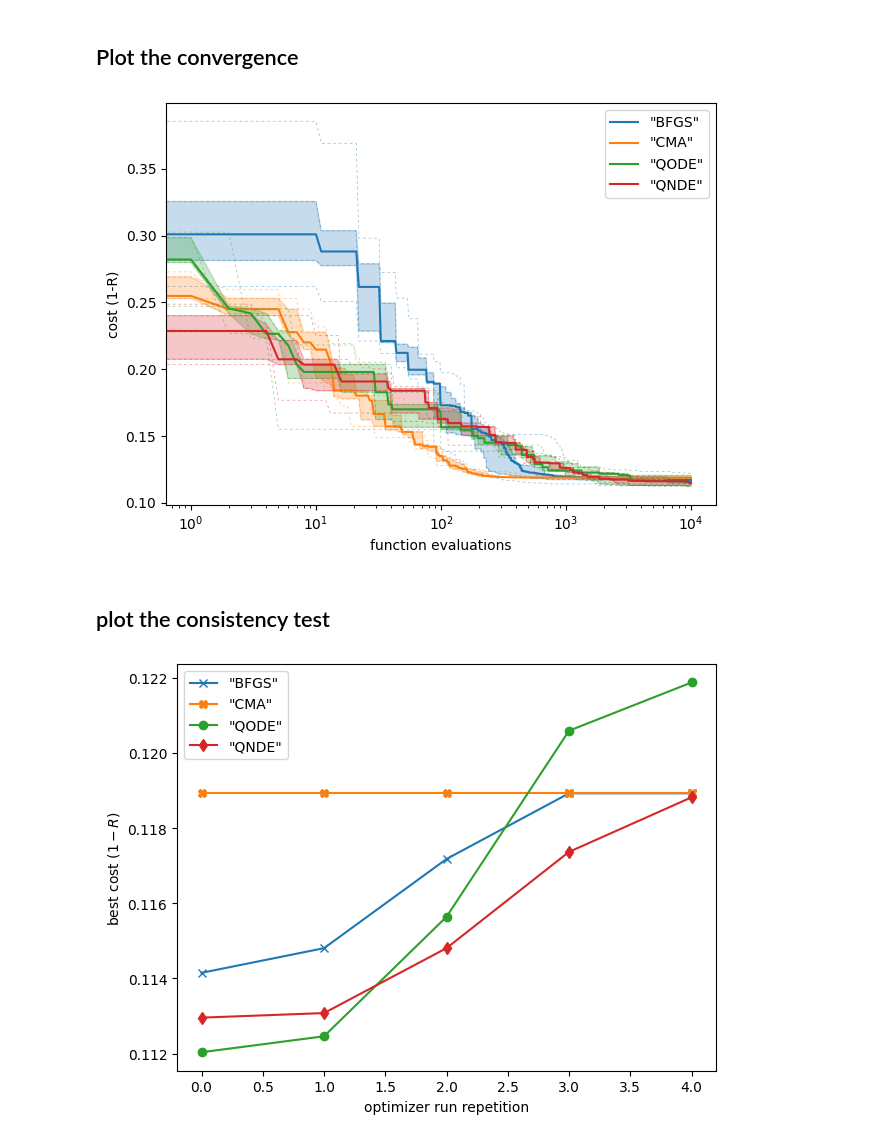
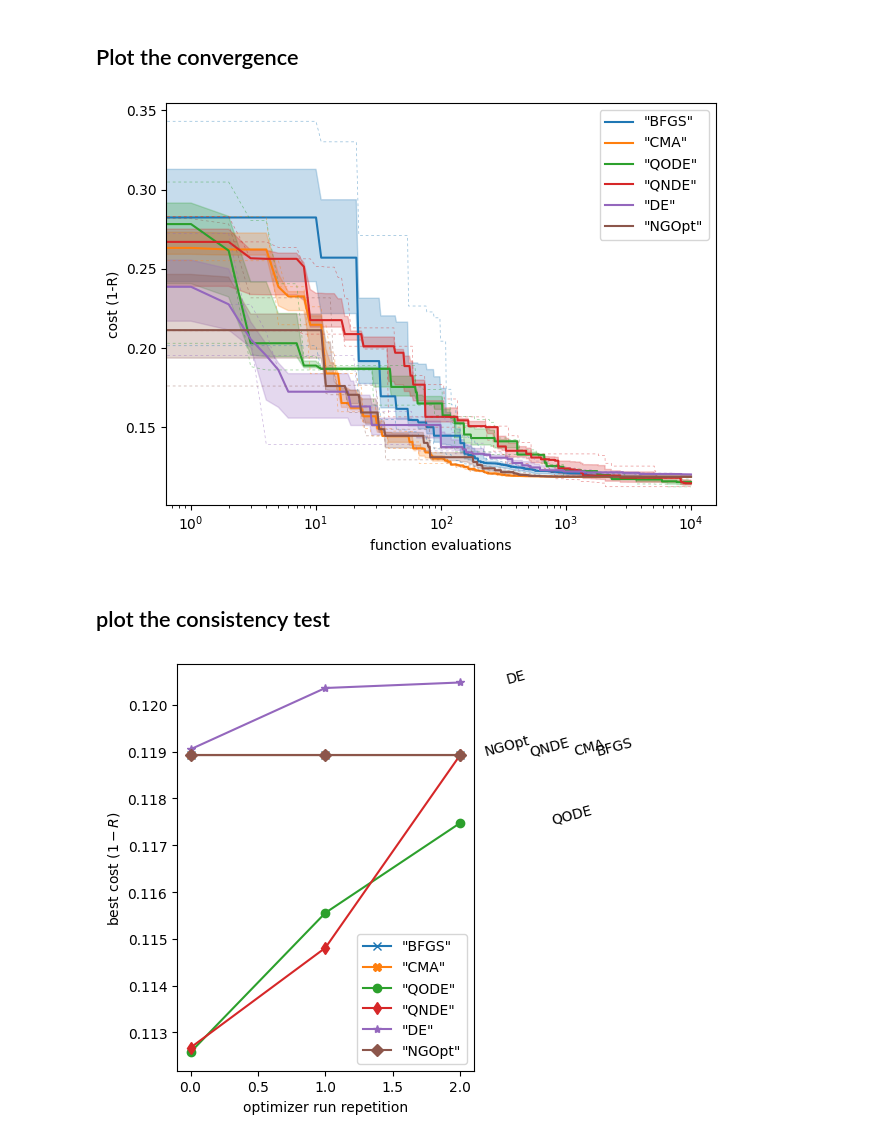
Before and after one commit to wiechapeter/tuto_multilayer_optimization, a Jupyter notebook: 07_photovoltaics_algo_benchmark.ipynb, the cells around one changed output. Saved outputs shown, nothing was run; the diff lists cells and outputs as text; code cells hidden in the pictures.

```diff
--- a/07_photovoltaics_algo_benchmark.ipynb
+++ b/07_photovoltaics_algo_benchmark.ipynb
@@ -100,11 +100,11 @@ wl_max = 750.0
 
 run the optimization with several optimizers in an attempt to find the best suited algorithm for our problem.
 # %%
-budget = 10000     # stop criterion: allowed number of evaluations
-N_repet_each = 5 # how often to repeat the run with each optimizer
+budget = 1000 * nb_layers     # stop criterion: allowed number of evaluations
+N_repet_each = 3 # how often to repeat the run with each optimizer
 
 # iterate through list of algorithms to use
-list_optims = ["BFGS", "CMA", "QODE", "QNDE"]
+list_optims = ["BFGS", "CMA", "QODE", "QNDE", "DE", "NGOpt"]
 
 # init results container dict
 hist_cost = {}
@@ -188,21 +210,22 @@ plt.legend()
 plt.tight_layout()
 plt.show()
 # %% [output]
-[figure, old version]
+[figure, new version]
 # %% [markdown]
 ## plot the consistency test
 # %%
 colors = [f'C{i}' for i in range(10)]
-markers = ['x', 'X', 'o', 'd']
+markers = ['x', 'X', 'o', 'd', '*', 'D']
 
 for i_opt, k in enumerate(hist_best_f):
     plt.plot(np.sort(hist_best_f[k]), color=colors[i_opt], marker=markers[i_opt], label=f'"{k}"')
+    plt.text(len(hist_best_f[k])-i_opt/len(hist_best_f), np.sort(hist_best_f[k])[-1], k, rotation=15)
 
 plt.xlabel('optimizer run repetition')
 plt.ylabel('best cost ($1-R$)')
 
 plt.legend()
 plt.tight_layout()
 plt.show()
 # %% [output]
-[figure, old version]
+[figure, new version]
```
Also changed, not shown: parts of 1 cell of this notebook.
